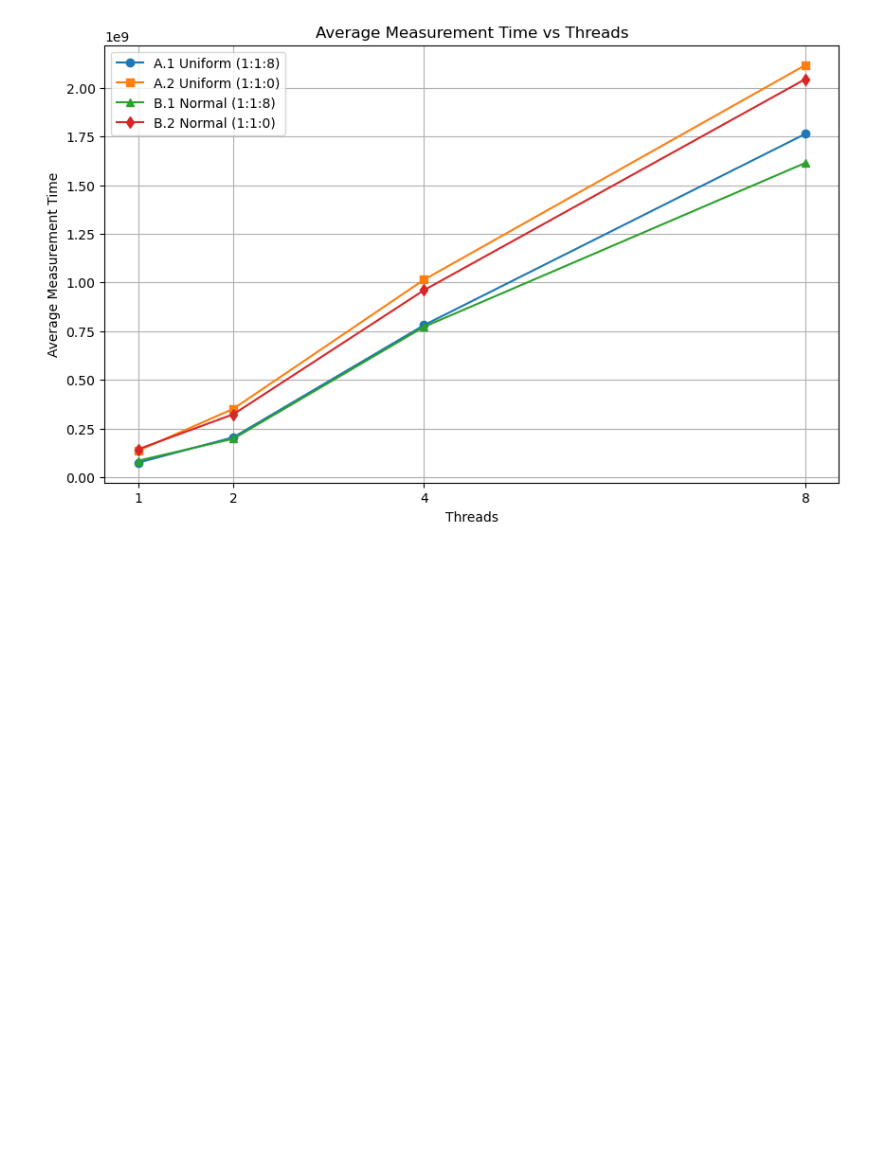
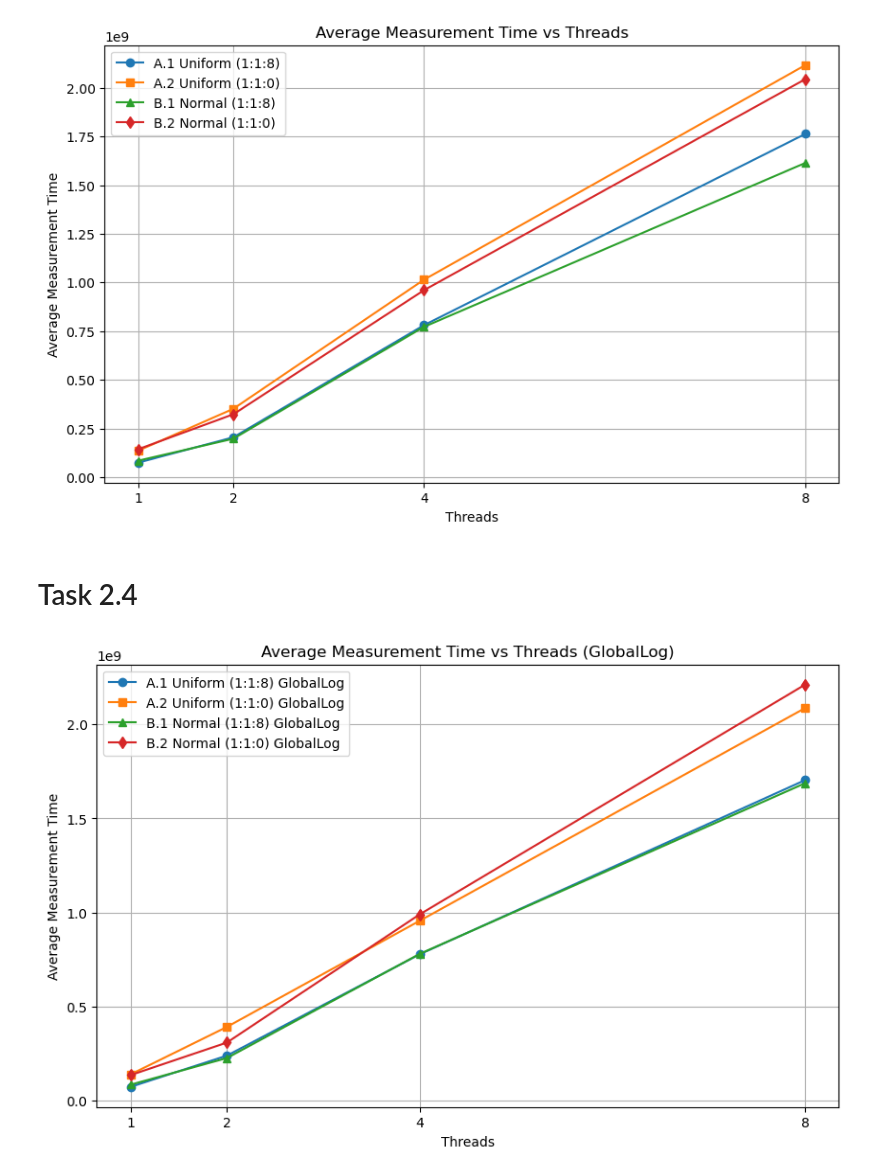
Before and after one commit to CasperKristiansson/Parallel-and-Distributed-Computing-DD2443, a Jupyter notebook: Labs/Lab 3/graphs.ipynb, the cells around one changed output. Cells and saved outputs as stored; diff of their text form; code cells hidden in the pictures; blank space fills up the shorter version.

Commit message:
Extra Task and Task 2.5

```diff
--- a/Labs/Lab 3/graphs.ipynb
+++ b/Labs/Lab 3/graphs.ipynb
@@ -108,3 +108,56 @@ plt.grid(True)
 plt.show()
 # %% [output]
 [figure]
+# %% [markdown]
+# Task 2.4
+# %%
+threads = [1, 2, 4, 8]
+
+A1_uniform_times_globallog = [
+    [81537000, 84666959, 68387500, 68387333, 69947708],
+    [252600375, 255641125, 215458000, 240116833, 239473041],
+    [775341458, 788150500, 794315458, 743699792, 791719625],
+    [1762630041, 1672462000, 1747074792, 1697732333, 1638218042]
+]
+
+A2_uniform_times_globallog = [
+    [140331625, 145960250, 134498333, 144324875, 139413000],
+    [432123166, 412468708, 391195084, 359159666, 370104125],
+    [977150458, 941682459, 914699791, 983911458, 965354083],
+    [1997087417, 2076068792, 2143530750, 2073941708, 2139820875]
+]
+
+B1_normal_times_globallog = [
+    [93300125, 93355291, 79417667, 84115708, 80869000],
+    [269262583, 208861250, 205584375, 230989167, 224409125],
+    [760372334, 777331916, 782582416, 832864667, 749468833],
+    [1670994208, 1679258834, 1645573000, 1706421291, 1733366666]
+]
+
+B2_normal_times_globallog = [
+    [149652916, 127288459, 140809083, 134725625, 133323584],
+    [306133292, 337127041, 313906750, 319517833, 273090625],
+    [1001436083, 974382833, 988154041, 942387833, 1045928417],
+    [2168649417, 2329545166, 2259135333, 2161223542, 2135005917]
+]
+
+A1_uniform_avg_globallog = [np.mean(times) for times in A1_uniform_times_globallog]
+A2_uniform_avg_globallog = [np.mean(times) for times in A2_uniform_times_globallog]
+B1_normal_avg_globallog = [np.mean(times) for times in B1_normal_times_globallog]
+B2_normal_avg_globallog = [np.mean(times) for times in B2_normal_times_globallog]
+
+plt.figure(figsize=(10, 6))
+plt.plot(threads, A1_uniform_avg_globallog, marker='o', label='A.1 Uniform (1:1:8) GlobalLog')
+plt.plot(threads, A2_uniform_avg_globallog, marker='s', label='A.2 Uniform (1:1:0) GlobalLog')
+plt.plot(threads, B1_normal_avg_globallog, marker='^', label='B.1 Normal (1:1:8) GlobalLog')
+plt.plot(threads, B2_normal_avg_globallog, marker='d', label='B.2 Normal (1:1:0) GlobalLog')
+
+plt.title("Average Measurement Time vs Threads (GlobalLog)")
+plt.xlabel("Threads")
+plt.ylabel("Average Measurement Time")
+plt.xticks(threads)
+plt.legend()
+plt.grid(True)
+plt.show()
+# %% [output]
+[figure, added]
```
Also changed, not shown: parts of 1 cell of this notebook, 6 other files.
